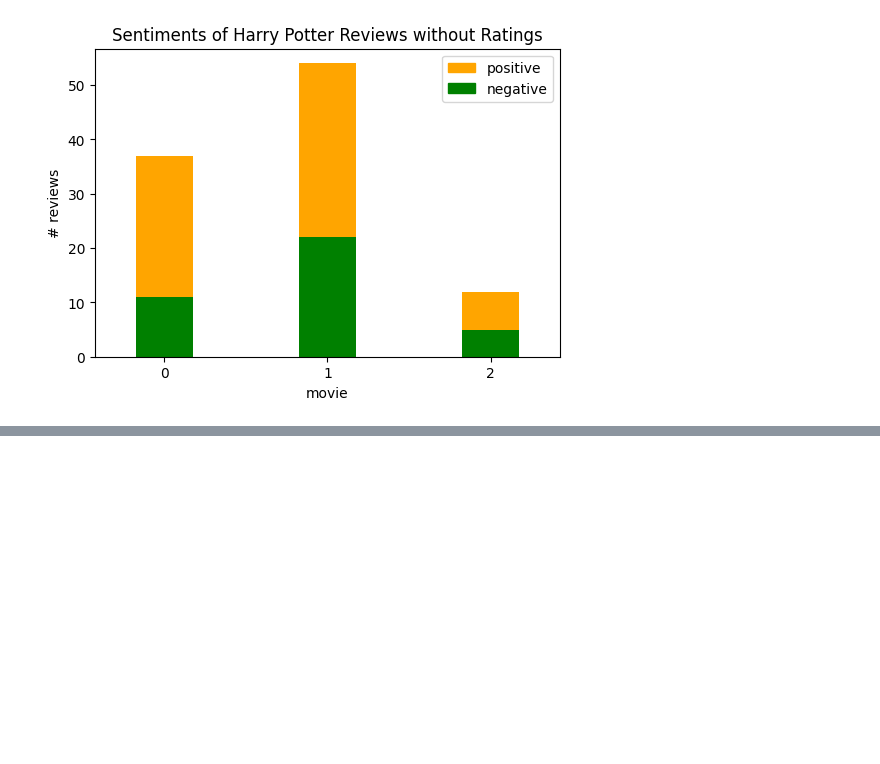
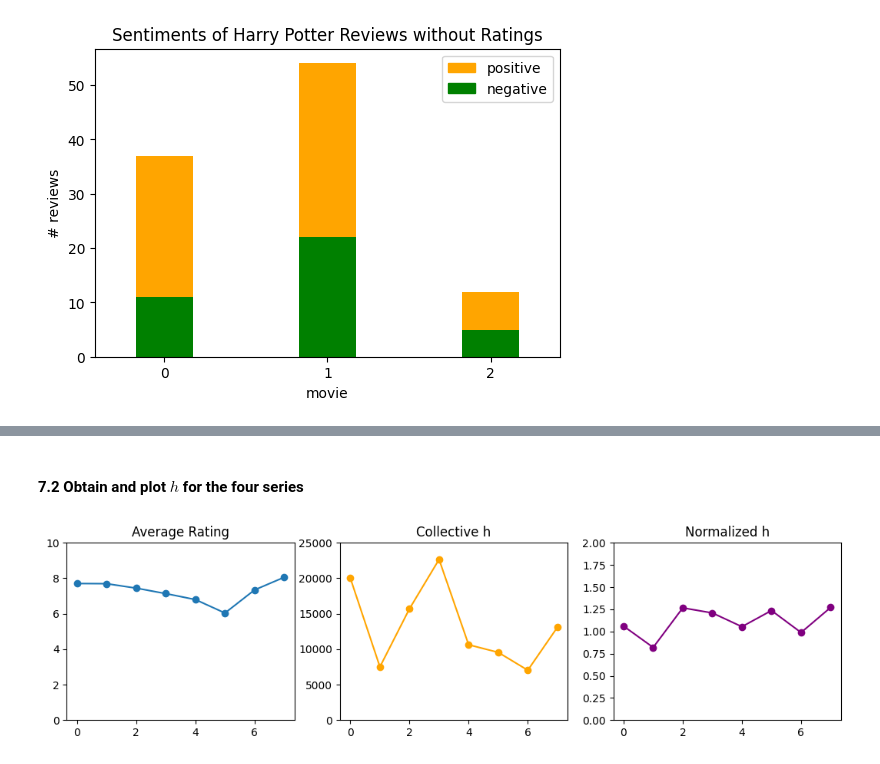
Before and after one commit to jcheigh/Sequels-Sentiment-Analysis, a Jupyter notebook: main.ipynb, the cells around one changed output, grey strips where cells are left out. Cells and saved outputs as stored; diff of their text form; code cells hidden in the pictures; blank space fills up the shorter version.

```diff
--- a/main.ipynb
+++ b/main.ipynb
@@ -658,0 +675,40 @@ plot_sentiment_on_nan_reviews(cars_sentiment_nan_df, 'Sentiments of Harry Potter
+# %% [markdown]
+#### 7.2 Obtain and plot $h$ for the four series
+# %%
+def h(series, num):
+    hp_avg, (hp_pos_avg, hp_num_pos), (hp_neg_avg, hp_num_neg) = get_average_ratings(series, num)
+    h_list = []
+    norm_h_list = []
+    for i in range(8):
+        h = (hp_pos_avg[i] * hp_num_pos[i] - hp_neg_avg[i] * hp_num_neg[i])
+        norm_h = (hp_pos_avg[i] * hp_num_pos[i] - hp_neg_avg[i] * hp_num_neg[i]) / (hp_num_pos[i] + hp_num_neg[i])
+        h_list.append(round(h))
+        norm_h_list.append(round(norm_h, 3))
+    return [round(i, 3) for i in hp_avg], h_list, norm_h_list
+
+def plot_h(avg, sum_h, norm_h):
+    x = [i for i in range(8)]
+
+    plt.figure(figsize=(13, 3))
+
+    plt.subplot(1, 3, 1)
+    plt.plot(x, avg, marker='o')
+    plt.title('Average Rating')
+    plt.ylim([0, 10])
+
+    plt.subplot(1, 3, 2)
+    plt.plot(x, sum_h, marker='o', color='orange')
+    plt.title('Collective h')
+    plt.ylim([0, 25000])
+
+    plt.subplot(1, 3, 3)
+    plt.plot(x, norm_h, marker='o', color='purple')
+    plt.title('Normalized h')
+    plt.ylim([0, 2])
+    plt.show()
+
+# Harry Potter
+avg, sum_h, norm_h = h('harry_potter', 8)
+plot_h(avg, sum_h, norm_h)
+# %% [output]
+[figure, added]
```
Also changed, not shown: parts of 6 cells of this notebook, 1 other file.
